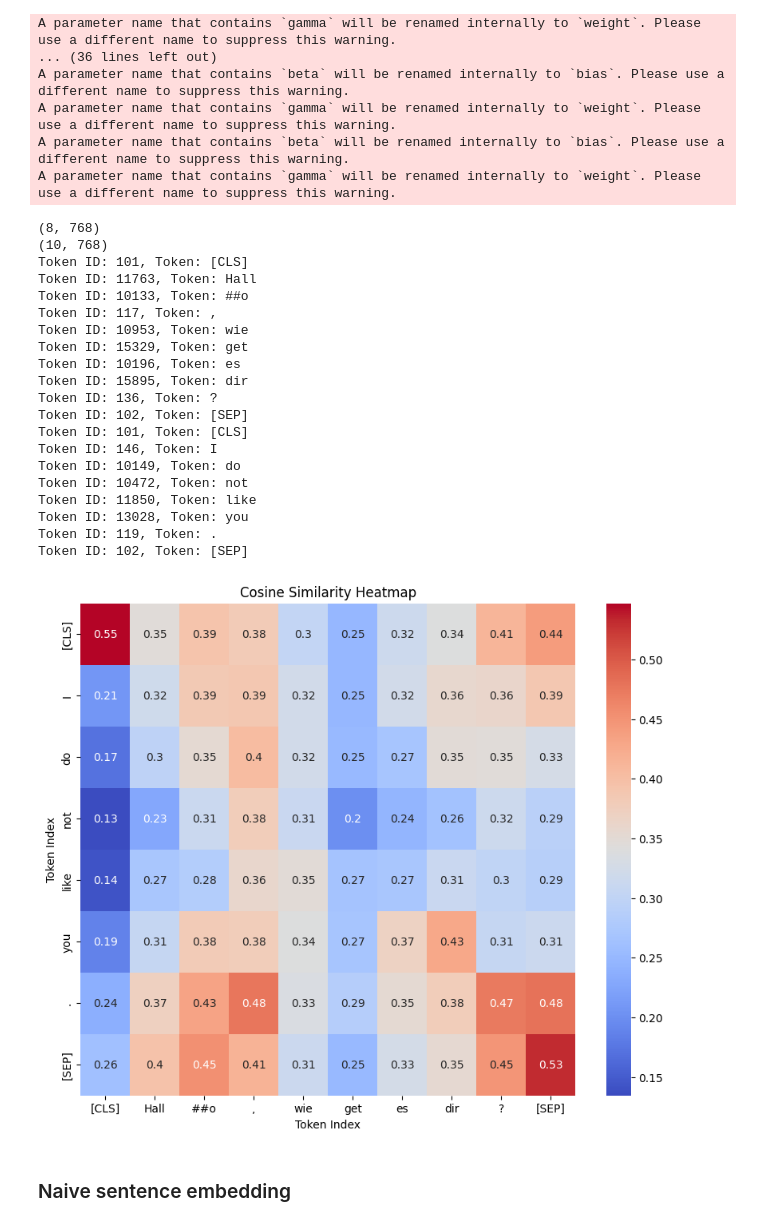
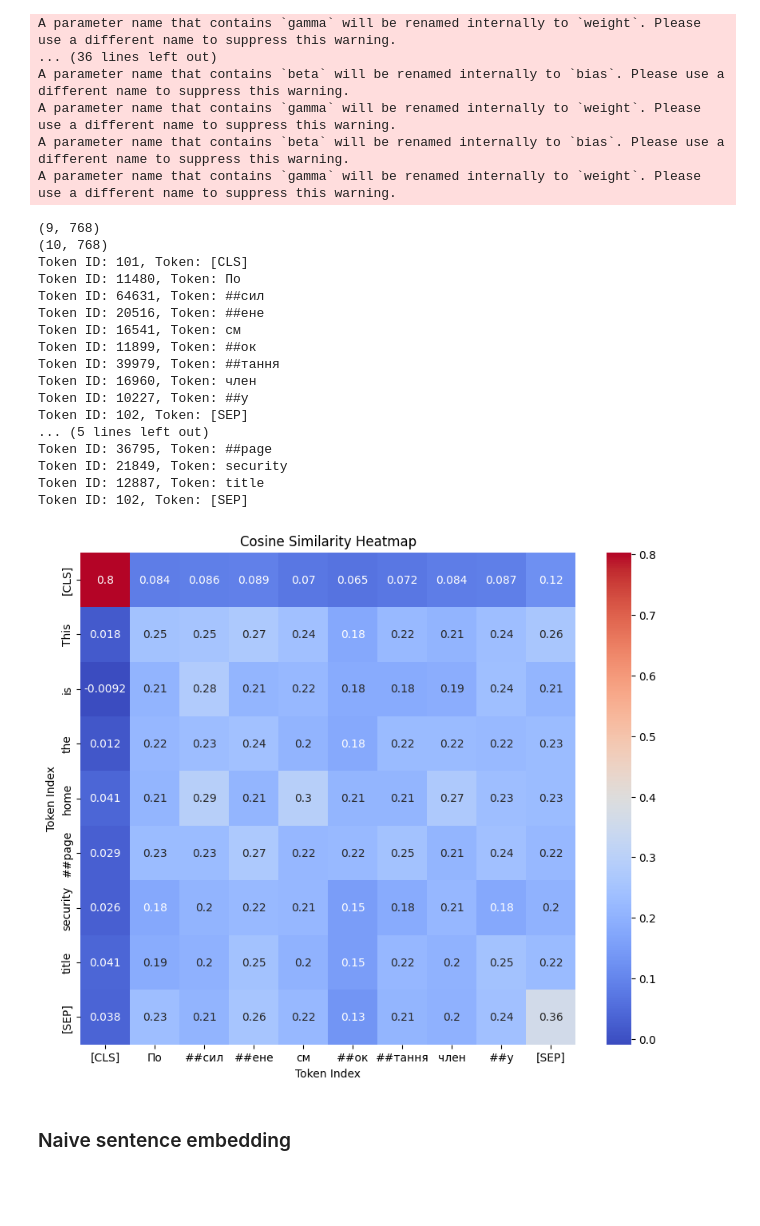
Before and after one commit to RomainDarous/Canonical-Ubuntu-AI-validation-check-for-open-source-os, a Jupyter notebook: 3_model/model.ipynb, the cells around one changed output. Cells and saved outputs as stored; diff of their text form; code cells hidden in the pictures; blank space fills up the shorter version.

```diff
--- a/3_model/model.ipynb
+++ b/3_model/model.ipynb
@@ -83,57 +83,54 @@ def get_word_embeddings(text):
     return embeddings_np
 
 # Example usage
-text_1 = "I do not like you."
+text_1 = "This is the homepage security title"
 embeddings_1 = get_word_embeddings(text_1)
 
 print(embeddings_1.shape)  # Shape: (number of tokens, embedding dimension)
 
 # Another example
-text_2 = "Hallo, wie get es dir?"
+text_2 = "Посилене смоктання члену"
 embeddings_2 = get_word_embeddings(text_2)
 
 print(embeddings_2.shape)  # Shape: (number of tokens, embedding dimension)
 
 
 # Compute cosine similarity between embeddings_1 and embeddings_2
 cos_sim = cosine_similarity(embeddings_1, embeddings_2)
 
 import matplotlib.pyplot as plt
 
 # Get the number of tokens
 num_tokens = embeddings_1.shape[0]
 
 # Create a list  words
 
 # Plot the heatmap
 plt.figure(figsize=(10, 8))
 sns.heatmap(cos_sim, annot=True, cmap='coolwarm', xticklabels=inspect_tokens(text_2), yticklabels=inspect_tokens(text_1))
 plt.xlabel('Token Index')
 plt.ylabel('Token Index')
 plt.title('Cosine Similarity Heatmap')
 plt.show()
 # %% [output]
-(8, 768)
+(9, 768)
 (10, 768)
 Token ID: 101, Token: [CLS]
-Token ID: 11763, Token: Hall
-Token ID: 10133, Token: ##o
-Token ID: 117, Token: ,
-Token ID: 10953, Token: wie
-Token ID: 15329, Token: get
-Token ID: 10196, Token: es
-Token ID: 15895, Token: dir
-Token ID: 136, Token: ?
+Token ID: 11480, Token: По
+Token ID: 64631, Token: ##сил
+Token ID: 20516, Token: ##ене
+Token ID: 16541, Token: см
+Token ID: 11899, Token: ##ок
+Token ID: 39979, Token: ##тання
+Token ID: 16960, Token: член
+Token ID: 10227, Token: ##у
 Token ID: 102, Token: [SEP]
-Token ID: 101, Token: [CLS]
-Token ID: 146, Token: I
-Token ID: 10149, Token: do
-Token ID: 10472, Token: not
-Token ID: 11850, Token: like
-Token ID: 13028, Token: you
-Token ID: 119, Token: .
+... (5 lines left out)
+Token ID: 36795, Token: ##page
+Token ID: 21849, Token: security
+Token ID: 12887, Token: title
 Token ID: 102, Token: [SEP]
-[figure, old version]
+[figure, new version]
 # %% [markdown]
 ### Naive sentence embedding
 # %%
```
Also changed, not shown: parts of 1 cell of this notebook.
